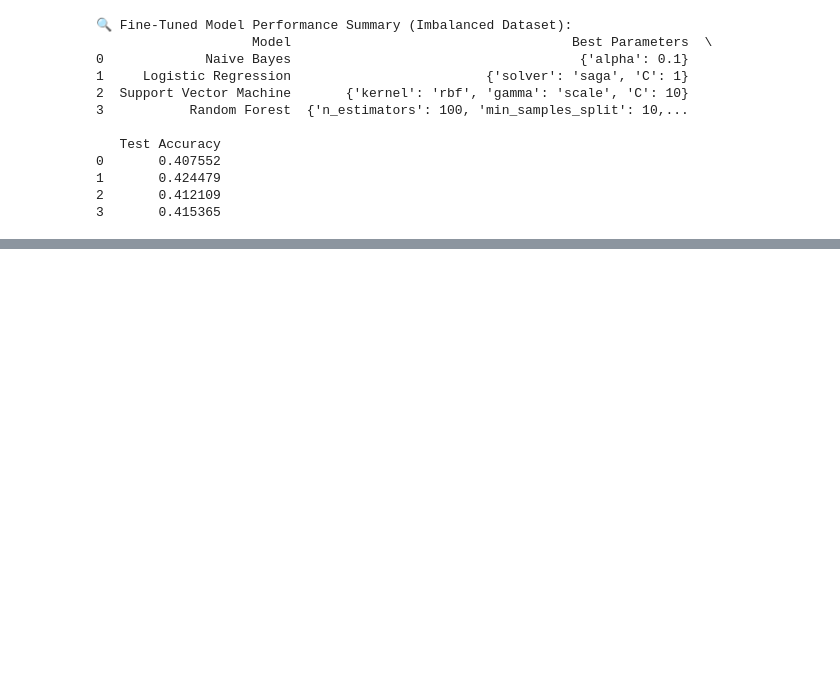
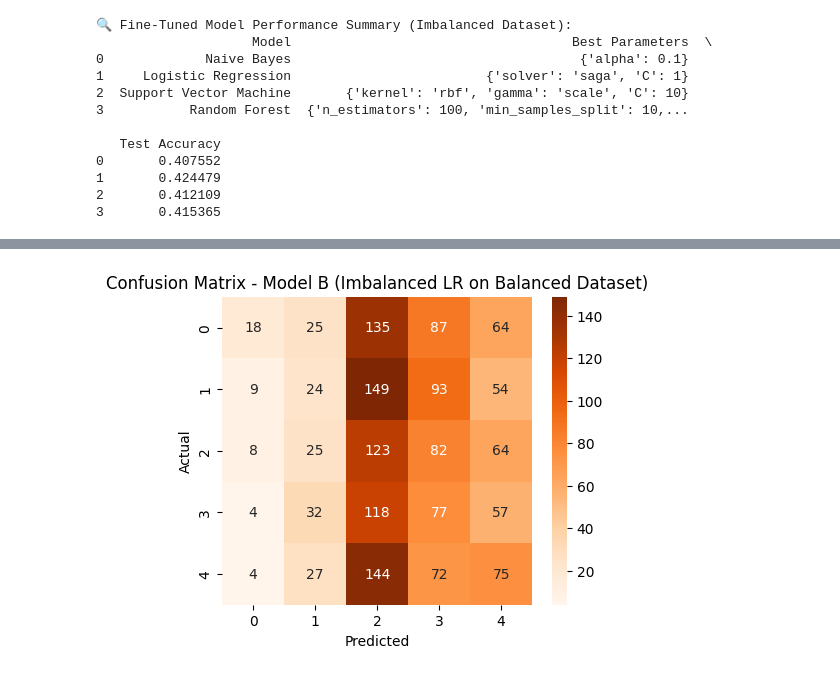
Before and after one commit to NandanaSMalu/Automated-review-rating-system, a Jupyter notebook: Automated_Review_System.ipynb, the cells around one changed output, grey strips where cells are left out. Cells and saved outputs as stored; diff of their text form; code cells hidden in the pictures; blank space fills up the shorter version.

```diff
--- a/Automated_Review_System.ipynb
+++ b/Automated_Review_System.ipynb
@@ -1570,0 +1662,10 @@ print(results_i_tuned)
+# %%
+y_pred_B = loaded_model_B.predict(X_test_tfidf)
+
+# Accuracy
+accuracy_B = accuracy_score(y_test, y_pred_B)
+print(f"\n✅ Accuracy of Model B on Balanced Dataset: {accuracy_B:.4f}\n")
+
+# Classification report
+print("📊 Classification Report for Model B on Balanced Dataset:")
+print(classification_report(y_test, y_pred_B))
@@ -1570,0 +1687,11 @@ print(results_i_tuned)
+# %%
+# Confusion matrix
+cm_B = confusion_matrix(y_test, y_pred_B)
+plt.figure(figsize=(5,4))
+sns.heatmap(cm_B, annot=True, fmt='d', cmap='Oranges')
+plt.title("Confusion Matrix - Model B (Imbalanced LR on Balanced Dataset)")
+plt.xlabel("Predicted")
+plt.ylabel("Actual")
+plt.show()
+# %% [output]
+[figure, added]
```
Also changed, not shown: parts of 19 cells of this notebook.
